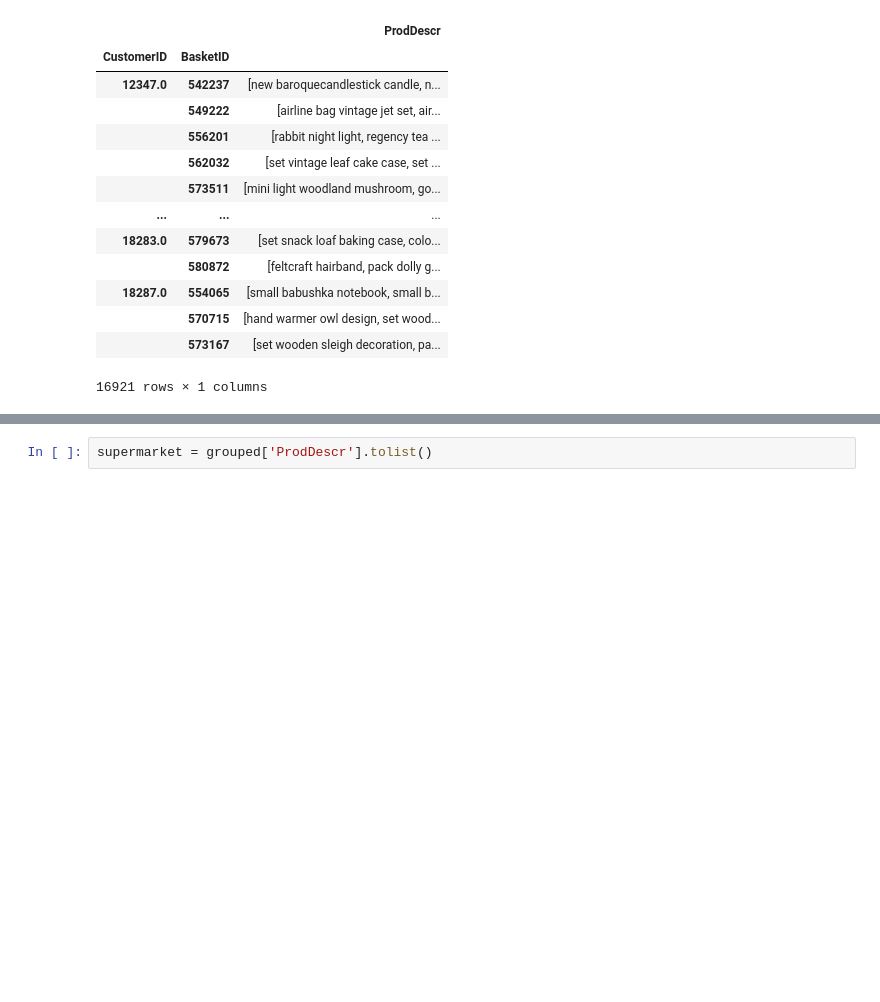
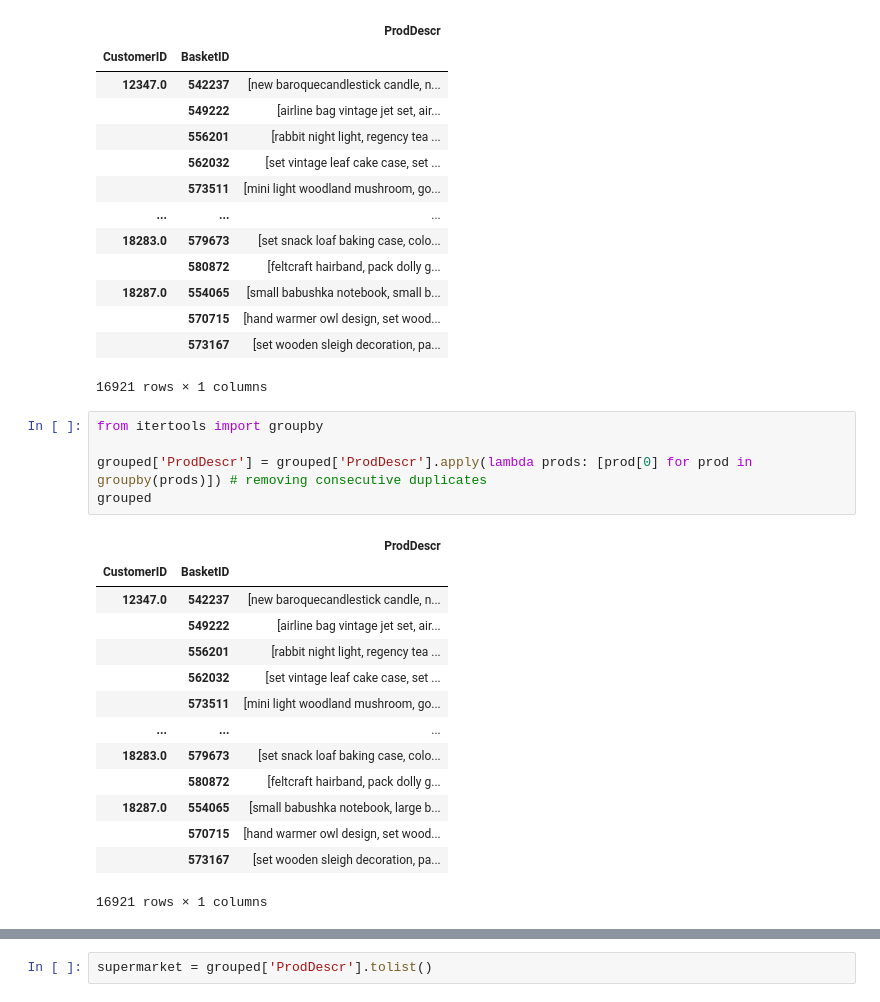
Before and after one commit to dmeoli/OnlineRetail, a Jupyter notebook: notebooks/4_sequential_pattern_mining.ipynb, the cells around one changed output, grey strips where cells are left out. Drawn from its saved outputs; the diff is of its cells as text; blank space fills up the shorter version.

```diff
--- a/notebooks/4_sequential_pattern_mining.ipynb
+++ b/notebooks/4_sequential_pattern_mining.ipynb
@@ -400,6 +400,26 @@ grouped
 |  | 570715 | [hand warmer owl design, set wood... |
 |  | 573167 | [set wooden sleigh decoration, pa... |
 16921 rows × 1 columns
+# %%
+from itertools import groupby
+
+grouped['ProdDescr'] = grouped['ProdDescr'].apply(lambda prods: [prod[0] for prod in groupby(prods)]) # removing consecutive duplicates
+grouped
+# %% [output]
+|  |  | ProdDescr |
+| CustomerID | BasketID |  |
+| 12347.0 | 542237 | [new baroquecandlestick candle, n... |
+|  | 549222 | [airline bag vintage jet set, air... |
+|  | 556201 | [rabbit night light, regency tea ... |
+|  | 562032 | [set vintage leaf cake case, set ... |
+|  | 573511 | [mini light woodland mushroom, go... |
+| ... | ... | ... |
+| 18283.0 | 579673 | [set snack loaf baking case, colo... |
+|  | 580872 | [feltcraft hairband, pack dolly g... |
+| 18287.0 | 554065 | [small babushka notebook, large b... |
+|  | 570715 | [hand warmer owl design, set wood... |
+|  | 573167 | [set wooden sleigh decoration, pa... |
+16921 rows × 1 columns
 # %%
 grouped = pd.DataFrame(grouped.groupby('CustomerID')['ProdDescr'].apply(list))
 grouped
```
Also changed, not shown: parts of 3 cells of this notebook.
